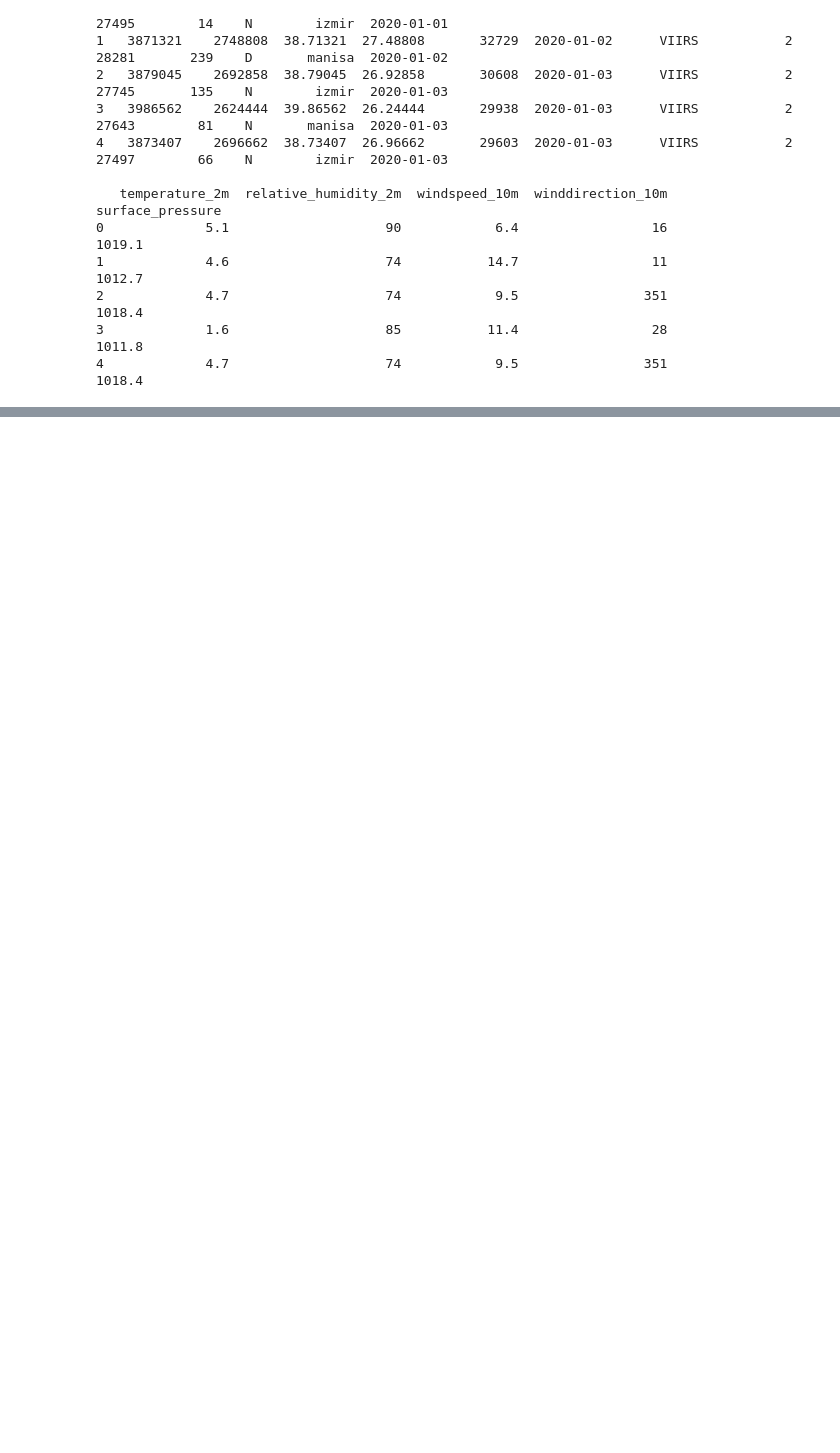
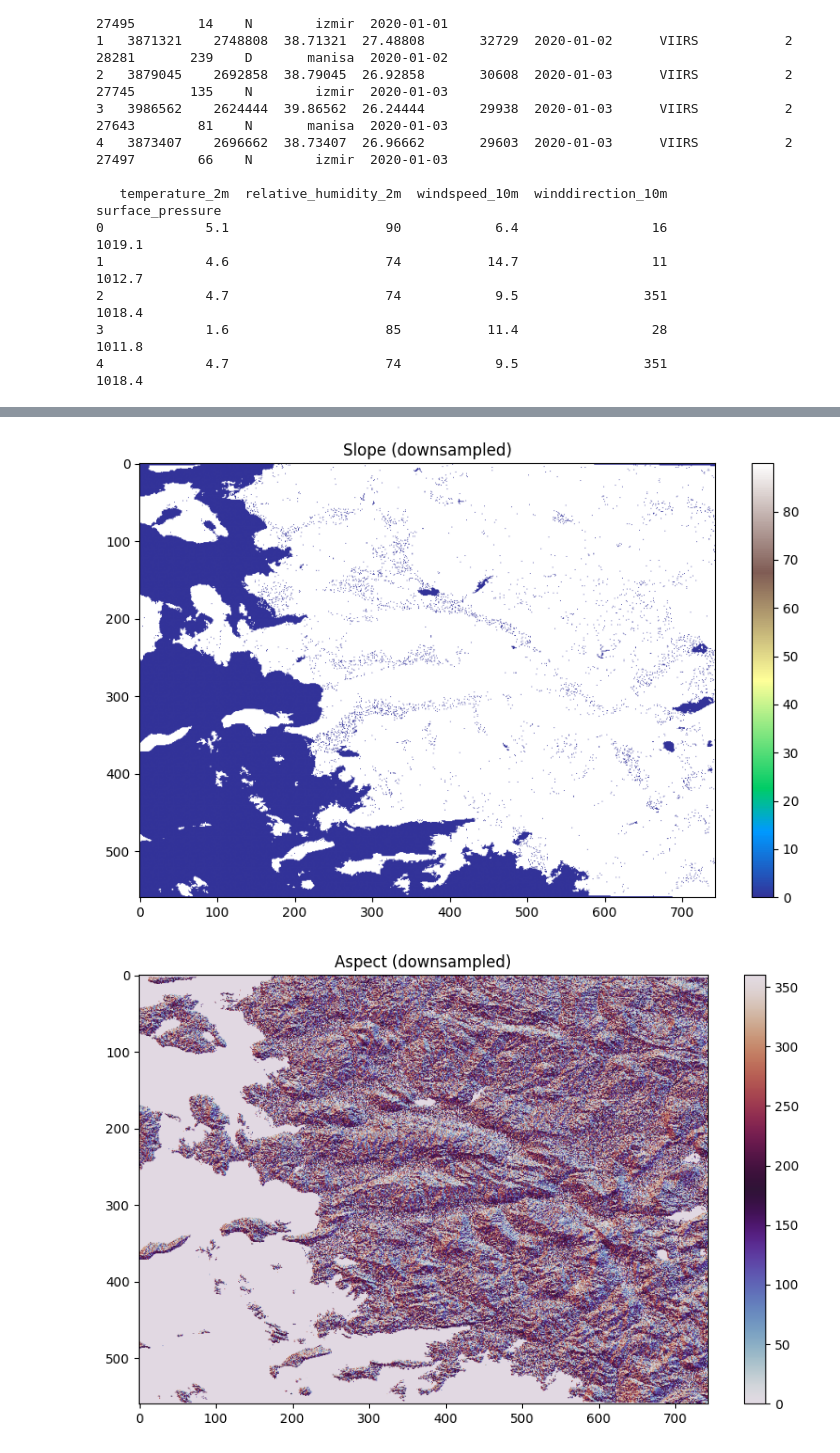
Before and after one commit to ElifiremKY/FireWatch-EGE, a Jupyter notebook: firewatchege.ipynb, the cells around one changed output, grey strips where cells are left out. Saved outputs shown, nothing was run; the diff lists cells and outputs as text; code cells hidden in the pictures; blank space fills up the shorter version.

```diff
--- a/firewatchege.ipynb
+++ b/firewatchege.ipynb
@@ -703,0 +722,26 @@ Yeni boyut: (29232, 18)
+# %%
+import numpy as np
+import matplotlib.pyplot as plt
+
+# Slope ve aspect zaten hesaplandı varsayıyorum
+
+# Downsample oranı
+factor = 20
+
+slope_small = slope_deg[::factor, ::factor]
+aspect_small = aspect[::factor, ::factor]
+
+plt.figure(figsize=(10,6))
+plt.imshow(slope_small, cmap="terrain")
+plt.title("Slope (downsampled)")
+plt.colorbar()
+plt.show()
+
+plt.figure(figsize=(10,6))
+plt.imshow(aspect_small, cmap="twilight")
+plt.title("Aspect (downsampled)")
+plt.colorbar()
+plt.show()
+# %% [output]
+[figure, added]
+[figure, added]
```
Also changed, not shown: parts of 3 cells of this notebook.
